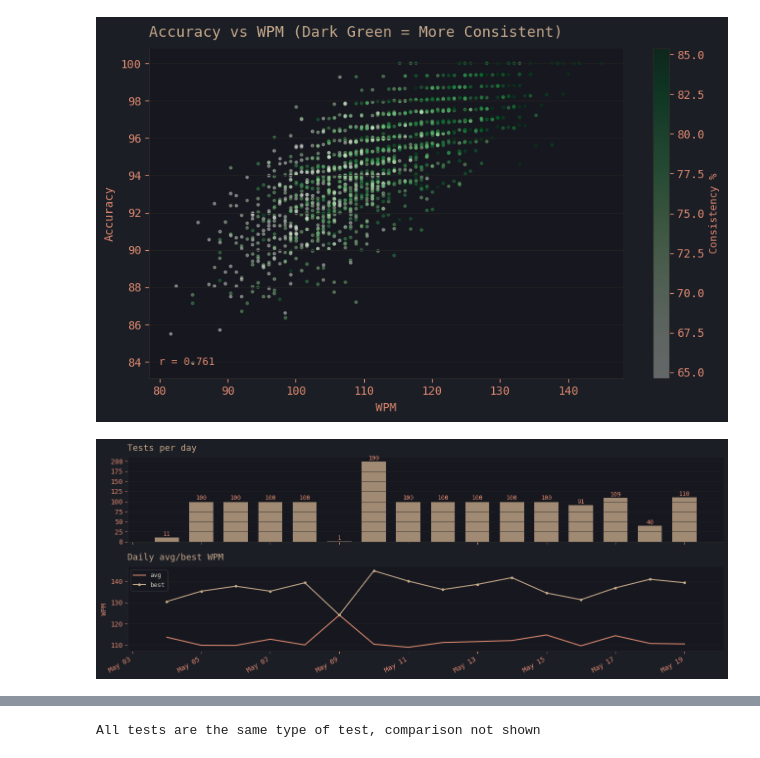
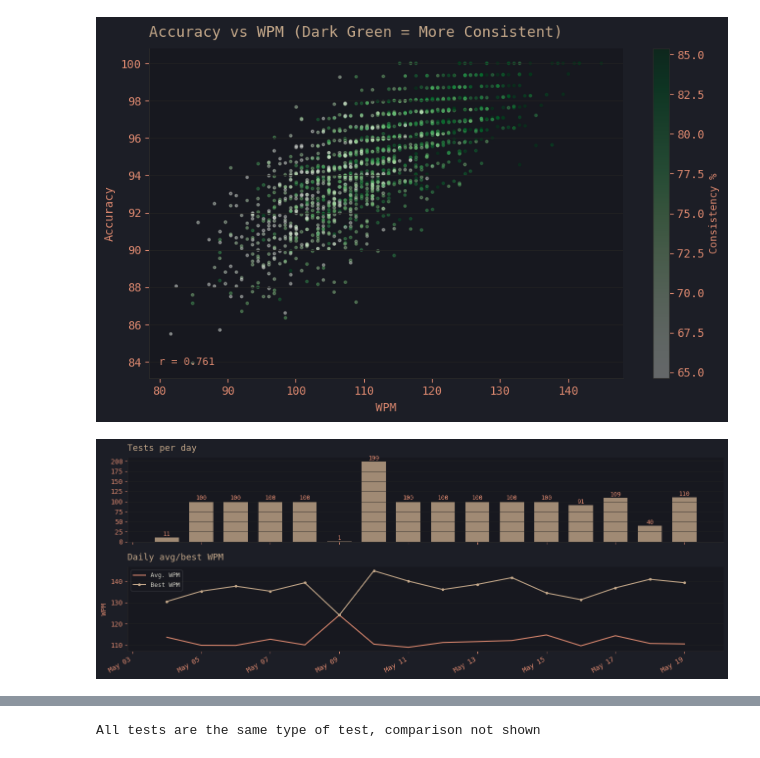
Before and after one commit to AYCDJ/Monkeytype-Data, a Jupyter notebook: Monkeytype.ipynb, the cells around one changed output, grey strips where cells are left out. Saved outputs shown, nothing was run; the diff lists cells and outputs as text; code cells hidden in the pictures.

```diff
--- a/Monkeytype.ipynb
+++ b/Monkeytype.ipynb
@@ -256,33 +255,33 @@ plt.show()
 # %%
 # Tests per day + wpm
 
 daily_df = df.groupby('day').agg(
     tests=('wpm', 'count'),
     wpm=('wpm', 'mean'),
     best_wpm=('wpm', 'max'),
 ).reset_index()
 daily_df['day'] = pd.to_datetime(daily_df['day'])
 
 fig, (ax1, ax2) = plt.subplots(2, 1, figsize=(13, 5), sharex=True)
 
 bars = ax1.bar(daily_df['day'], daily_df['tests'], color=MCOLOR, width=0.7, alpha=0.8)
 title(ax1, 'Tests per day')
 ax1.set_label('Tests')
 ax1.yaxis.set_major_locator(MaxNLocator(integer=True))
 
 for bar in bars:
   yval = bar.get_height()
   ax1.text(bar.get_x() + bar.get_width()/2, yval + 0.1, int(yval), ha='center', va='bottom', color=SCOLOR, fontsize=9)
 
-ax2.plot(daily_df['day'], daily_df['wpm'], color=SCOLOR, lw=1.5, label='avg')
-ax2.plot(daily_df['day'], daily_df['best_wpm'], color=MCOLOR, lw=1.5, marker='o', markersize=3, label='best')
+ax2.plot(daily_df['day'], daily_df['wpm'], color=SCOLOR, lw=1.5, label='Avg. WPM')
+ax2.plot(daily_df['day'], daily_df['best_wpm'], color=MCOLOR, lw=1.5, marker='o', markersize=3, label='Best WPM')
 ax2.xaxis.set_major_formatter(mdates.DateFormatter('%b %d'))
 ax2.xaxis.set_major_locator(mdates.AutoDateLocator())
 plt.xticks(rotation=30, ha='right')
 ax2.set_ylabel('WPM')
 title(ax2, 'Daily avg/best WPM')
 ax2.legend(framealpha=0.15, fontsize=9)
 plt.tight_layout()
 plt.show()
 # %% [output]
-[figure, old version]
+[figure, new version]
```
Also changed, not shown: parts of 5 cells of this notebook.
